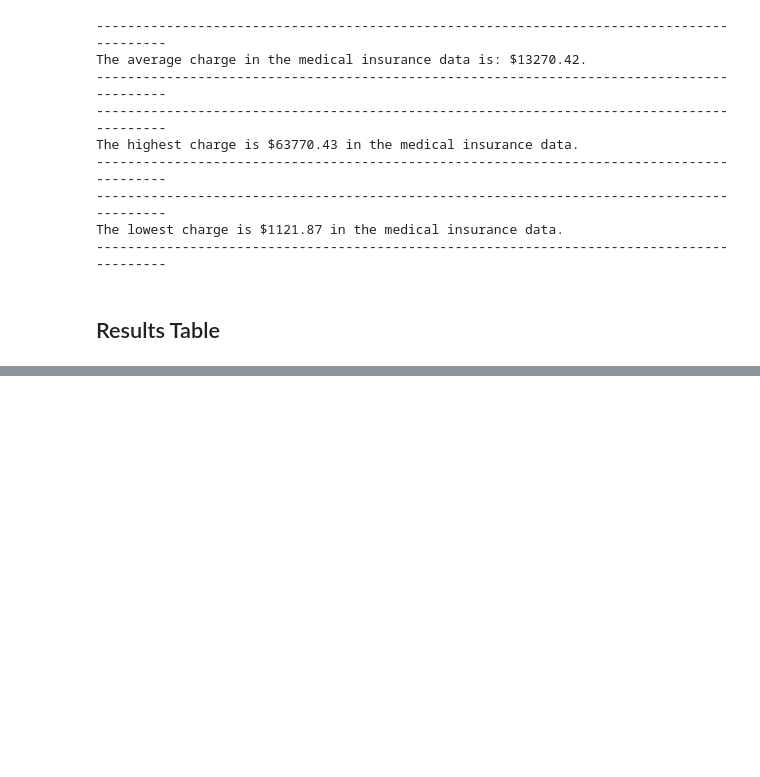
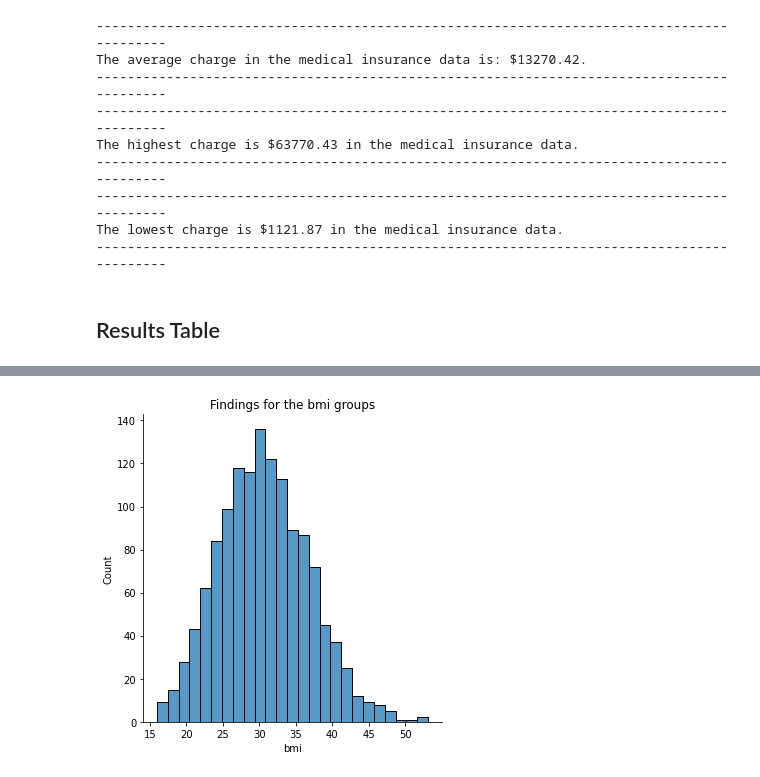
Before and after one commit to antonybest/Medical-insurance-dataset-jupyter, a Jupyter notebook: us-medical-insurance-costs.ipynb, the cells around one changed output, grey strips where cells are left out. Cells and saved outputs as stored; diff of their text form; code cells hidden in the pictures; blank space fills up the shorter version.

```diff
--- a/us-medical-insurance-costs.ipynb
+++ b/us-medical-insurance-costs.ipynb
@@ -329,0 +350,8 @@ print(df)
+# %%
+bmi = df["bmi"]
+sns.displot(bmi)
+plt.title("Findings for the bmi groups")
+plt.show()
+plt.close()
+# %% [output]
+[figure, added]
```
Also changed, not shown: parts of 14 cells of this notebook.
